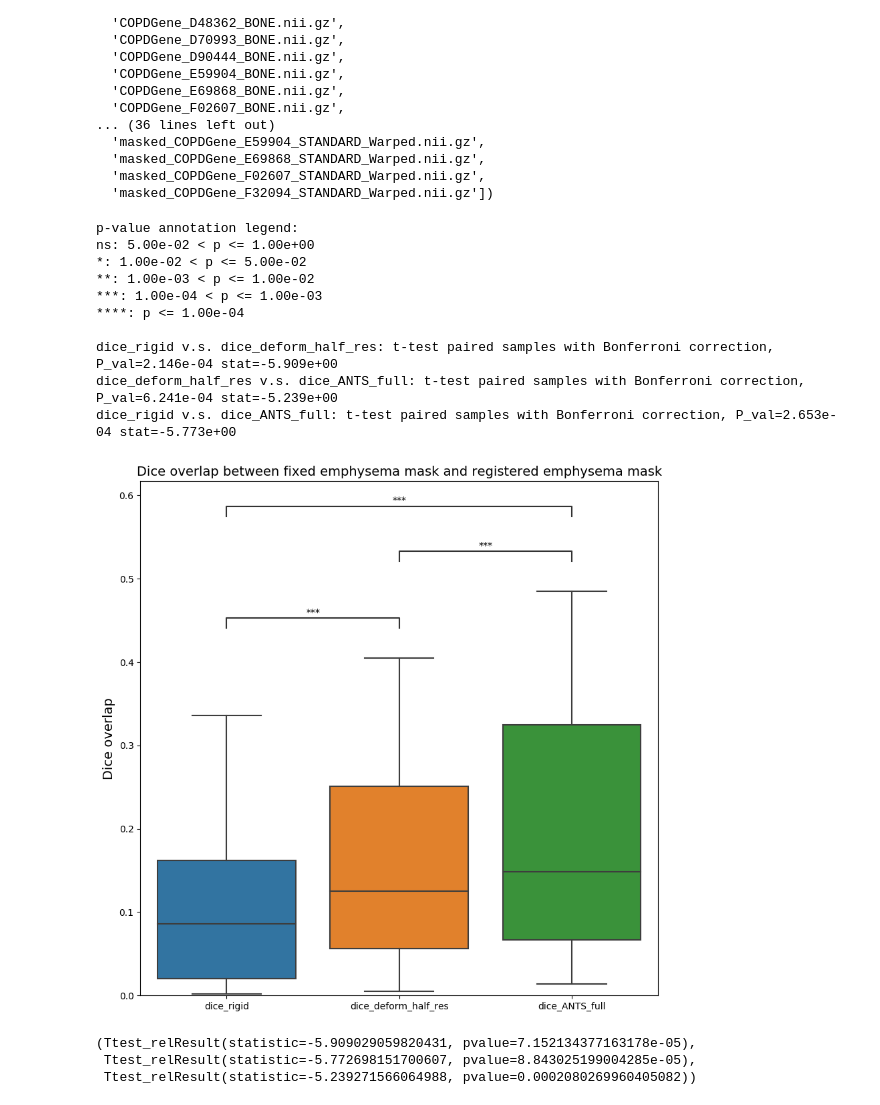
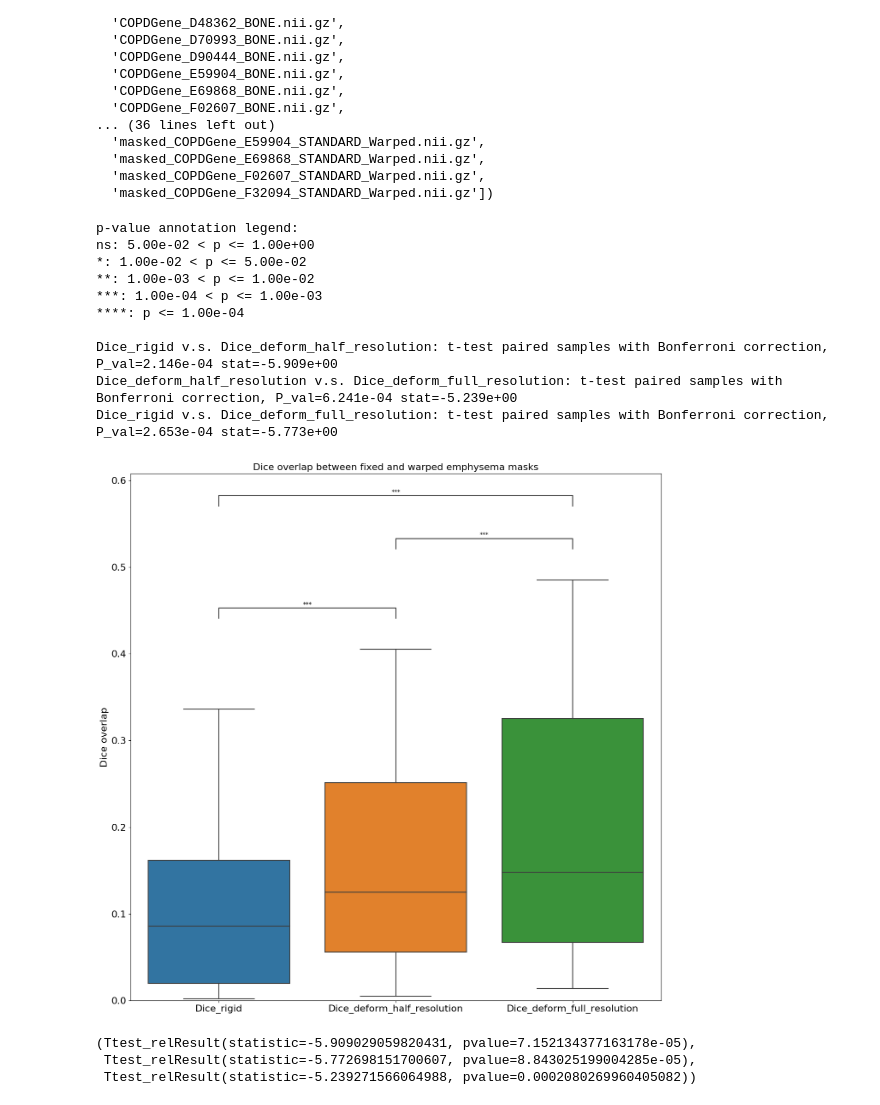
Before and after one commit to MASILab/Inhale_Exhale_CT, a Jupyter notebook: Figures/diceoverlap.ipynb, the cells around one changed output. Cells and saved outputs as stored; diff of their text form; code cells hidden in the pictures.

```diff
--- a/Figures/diceoverlap.ipynb
+++ b/Figures/diceoverlap.ipynb
@@ -110,42 +110,44 @@ from statannot import add_stat_annotation
 data = {
     'Dice_rigid': dice_overlap_rigid,
     'Dice_deform_half_resolution': dice_overlap_deform,
     'Dice_deform_full_resolution': dice_overlap_full
 }
 
 df = pd.DataFrame(data)
 
-plt.figure(figsize=(10, 10))
+plt.figure(figsize=(16, 16))
 ax = sns.boxplot(data=df)
-plt.ylabel("Dice overlap", fontsize=14)
-plt.xticks(rotation=45)
+plt.ylabel("Dice overlap", fontsize=16)
+plt.xticks(fontsize=16)
+# plt.xticks(rotation=45)
 plt.ylim(0, 0.6)
-plt.title("Dice overlap between fixed and warped emphysema masks", fontsize=14)
+plt.yticks(fontsize=16)
+plt.title("Dice overlap between fixed and warped emphysema masks", fontsize=16)
 
 # Add statistical annotations
 box_pairs = [
     ("Dice_rigid", "Dice_deform_half_resolution"),
     ("Dice_rigid", "Dice_deform_full_resolution"),
     ("Dice_deform_half_resolution", "Dice_deform_full_resolution")
 ]
 
 # Perform Wilcoxon signed-rank test and annotate
 add_stat_annotation(ax, data=df, box_pairs=box_pairs,
                     test='t-test_paired', text_format='star', loc='inside', verbose=2)
-
+plt.savefig("/nfs/masi/krishar1/SPIE_2025_InhaleExhaleCT/SPIE_paper_figures/quantitative/dice_overlap_harmonized_cases.tiff", dpi=300)
 plt.show()
 # %% [output]
 p-value annotation legend:
 ns: 5.00e-02 < p <= 1.00e+00
 *: 1.00e-02 < p <= 5.00e-02
 **: 1.00e-03 < p <= 1.00e-02
 ***: 1.00e-04 < p <= 1.00e-03
 ****: p <= 1.00e-04
 
-dice_rigid v.s. dice_deform_half_res: t-test paired samples with Bonferroni correction, P_val=2.146e-04 stat=-5.909e+00
-dice_deform_half_res v.s. dice_ANTS_full: t-test paired samples with Bonferroni correction, P_val=6.241e-04 stat=-5.239e+00
-dice_rigid v.s. dice_ANTS_full: t-test paired samples with Bonferroni correction, P_val=2.653e-04 stat=-5.773e+00
+Dice_rigid v.s. Dice_deform_half_resolution: t-test paired samples with Bonferroni correction, P_val=2.146e-04 stat=-5.909e+00
+Dice_deform_half_resolution v.s. Dice_deform_full_resolution: t-test paired samples with Bonferroni correction, P_val=6.241e-04 stat=-5.239e+00
+Dice_rigid v.s. Dice_deform_full_resolution: t-test paired samples with Bonferroni correction, P_val=2.653e-04 stat=-5.773e+00
-[figure, old version]
+[figure, new version]
 # %%
 import scipy.stats as stats
 pval_rigid_deform = stats.ttest_rel(dice_overlap_rigid, dice_overlap_deform)
```
Also changed, not shown: parts of 5 cells of this notebook.
